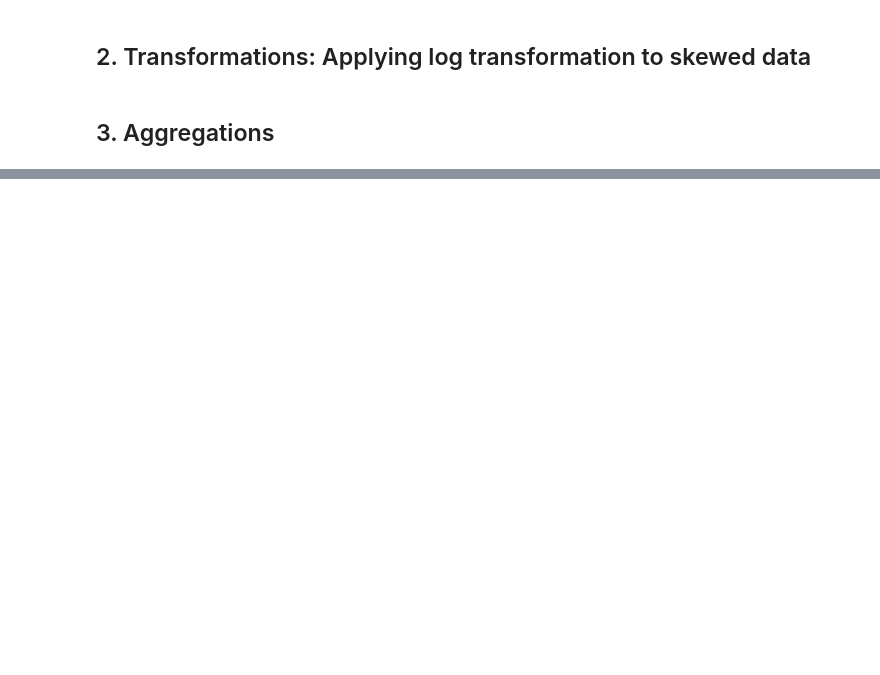
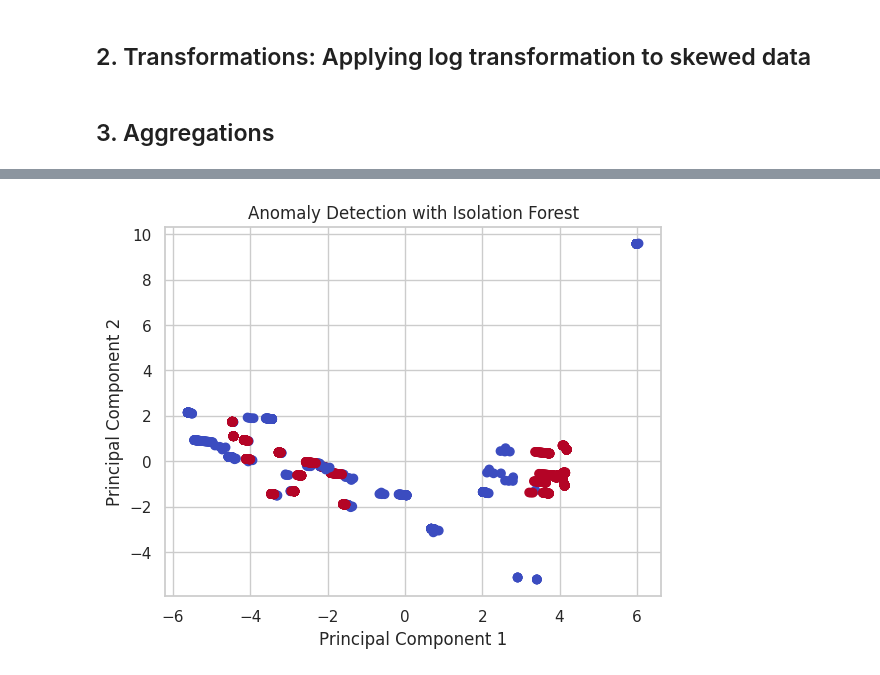
Before and after one commit to tadiwamark/pdM_Genset_Analytics, a Jupyter notebook: pdM_Genset_Analytics.ipynb, the cells around one changed output, grey strips where cells are left out. Saved outputs shown, nothing was run; the diff lists cells and outputs as text; code cells hidden in the pictures; blank space fills up the shorter version.

```diff
--- a/pdM_Genset_Analytics.ipynb
+++ b/pdM_Genset_Analytics.ipynb
@@ -289,8 +288,6 @@ genset_data['BoxCox_Current'], _ = boxcox(genset_data['AverageCurrent(A)'] + 1)
 ## 3. Aggregations
 # %%
 genset_data['RollingAvg_Current'] = genset_data['AverageCurrent(A)'].rolling(window=5).mean()
-# %%
-genset_data['Cumulative_Starts'] = genset_data['Start_Stop_Cycles'].cumsum()
 # %%
 genset_data['EWMA_Current'] = genset_data['AverageCurrent(A)'].ewm(span=50).mean()
 # %%
@@ -309,3 +298,9 @@ genset_data[numerical_features] = imputer.fit_transform(genset_data[numerical_fe
+# %%
+# Identify numerical features
+
+numerical_features = genset_data.select_dtypes(include=['int64', 'float64']).columns.tolist()
+# Exclude any non-input features such as IDs, timestamps, or target variables
+numerical_features = [feature for feature in numerical_features if feature not in ['ID', 'Timestamp', 'Target']]
 # %%
 scaler = StandardScaler()
 genset_data[numerical_features] = scaler.fit_transform(genset_data[numerical_features])
@@ -311,0 +318,19 @@ genset_data[numerical_features] = scaler.fit_transform(genset_data[numerical_fea
+# %%
+from sklearn.impute import SimpleImputer
+
+# Impute missing values using the mean for numerical columns
+imputer = SimpleImputer(strategy='mean')
+genset_imputed = imputer.fit_transform(genset_data[numerical_features])
+# %%
+# Initialize and fit the Isolation Forest model
+iso_forest = IsolationForest(n_estimators=100, contamination='auto', random_state=42)
+iso_forest.fit(genset_imputed)
+
+# Predict anomalies
+anomalies = iso_forest.predict(genset_imputed)
+
+# Add a column to the original dataset indicating the anomalies
+genset_data['Anomaly'] = anomalies
+
+# Inspect the detected anomalies
+anomaly_data = genset_data[genset_data['Anomaly'] == -1]
@@ -311,0 +358,17 @@ genset_data[numerical_features] = scaler.fit_transform(genset_data[numerical_fea
+# %%
+# Optional: Import PCA for dimensionality reduction
+from sklearn.decomposition import PCA
+import matplotlib.pyplot as plt
+
+# Reduce dimensions
+pca = PCA(n_components=2)
+genset_reduced = pca.fit_transform(genset_imputed)
+
+# Plot
+plt.scatter(genset_reduced[:, 0], genset_reduced[:, 1], c=anomalies, cmap='coolwarm')
+plt.xlabel('Principal Component 1')
+plt.ylabel('Principal Component 2')
+plt.title('Anomaly Detection with Isolation Forest')
+plt.show()
+# %% [output]
+[figure, added]
```
Also changed, not shown: parts of 14 cells of this notebook.
